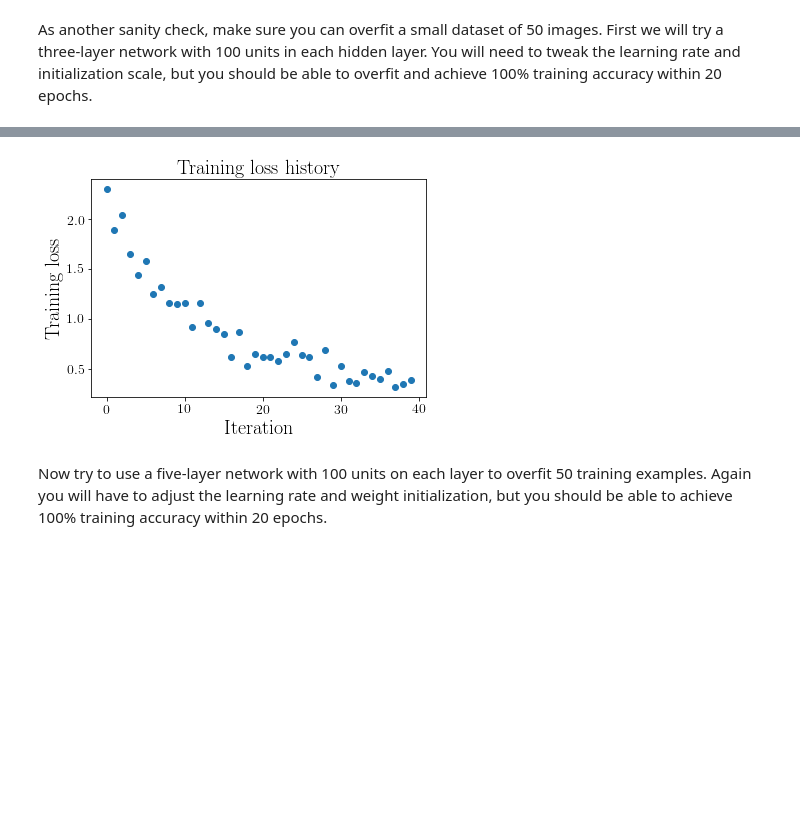
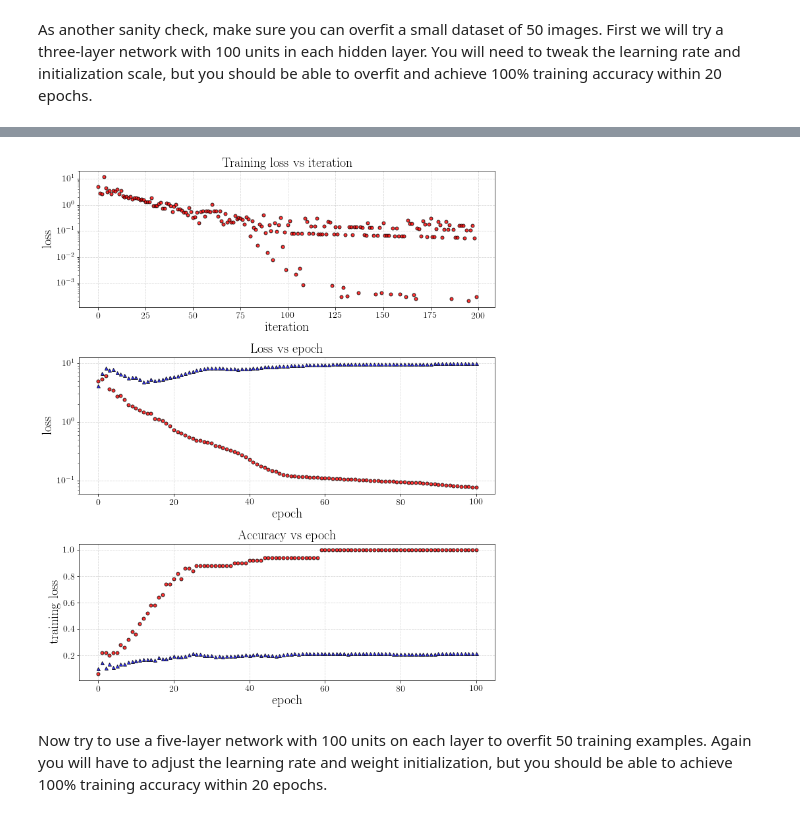
Before and after one commit to siri3us/ml, a Jupyter notebook: notebooks/CS231n/2/assignment2.ipynb, the cells around one changed output, grey strips where cells are left out. Saved outputs shown, nothing was run; the diff lists cells and outputs as text; code cells hidden in the pictures; blank space fills up the shorter version.

```diff
--- a/notebooks/CS231n/2/assignment2.ipynb
+++ b/notebooks/CS231n/2/assignment2.ipynb
@@ -1427,18 +1106,18 @@ small_data = {
 }
 
 weight_scale = None
-learning_rate = 1e-1
-model = FullyConnectedNet([],
+learning_rate = 1e-2
+model = FullyConnectedNet([100, 100], # This is a 3 layer network
               weight_scale=weight_scale, dtype=np.float64, seed=0)
 solver = Solver(model, small_data,
                 print_every_iter=50000,
                 print_every_epoch=1,
                 verbose=True,
-                num_epochs=20, batch_size=25,
-                update_rule='sgd',
-                lr_decay=1.0,
+                num_epochs=100, batch_size=25,
+                update_rule='adam',
                 optim_config={
                   'learning_rate': learning_rate,
+                  'learning_rate_decay': 1.0,
                 }
          )
 solver.train()
@@ -1463,11 +1143,35 @@ solver.train()
-# %%
-plt.plot(solver.loss_history, 'o')
-plt.title('Training loss history')
-plt.xlabel('Iteration')
-plt.ylabel('Training loss')
-plt.show()
-# %% [output]
-[figure, removed]
+# %%
+f, axarr = plt.subplots(3, 1, figsize=(10, 12))
+
+ax = axarr[0]
+ax.plot(solver.loss_history, 'o', color='r', markeredgecolor='k', alpha=0.8, ms=5)
+ax.set_yscale('log')
+ax.set_xlabel('iteration')
+ax.set_ylabel('loss')
+ax.set_title('Training loss vs iteration')
+ax.grid(linestyle='--', alpha=0.5)
+
+ax = axarr[1]
+ax.plot(solver.train_loss_history, 'o', color='r', markeredgecolor='k', alpha=0.8, ms=5)
+ax.plot(solver.val_loss_history, '^', color='b', markeredgecolor='k', alpha=0.8, ms=5)
+ax.set_yscale('log')
+ax.set_xlabel('epoch')
+ax.set_ylabel('loss')
+ax.set_title('Loss vs epoch')
+ax.grid(linestyle='--', alpha=0.5)
+
+ax = axarr[2]
+ax.plot(solver.train_acc_history, 'o', color='r', markeredgecolor='k', alpha=0.8, ms=5)
+ax.plot(solver.val_acc_history, '^', color='b', markeredgecolor='k', alpha=0.8, ms=5)
+ax.set_xlabel('epoch')
+ax.set_ylabel('training loss')
+ax.set_title('Accuracy vs epoch')
+ax.grid(linestyle='--', alpha=0.5)
+
+plt.tight_layout()
+plt.show()
+# %% [output]
+[figure, added]
 # %% [markdown]
 Now try to use a five-layer network with 100 units on each layer to overfit 50 training examples. Again you will have to adjust the learning rate and weight initialization, but you should be able to achieve 100% training accuracy within 20 epochs.
 # %%
```
Also changed, not shown: parts of 31 cells of this notebook, 2 other files.
